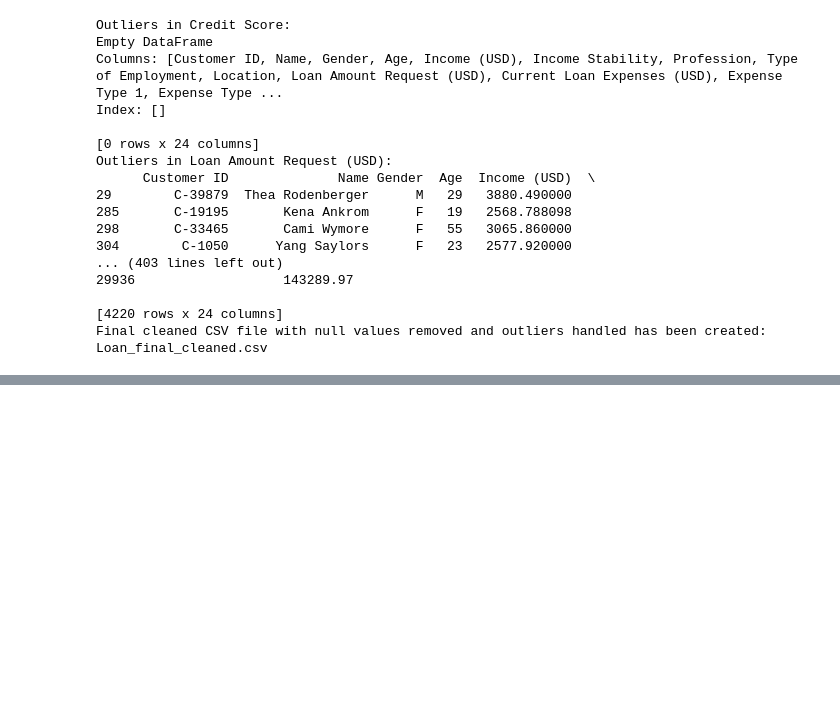
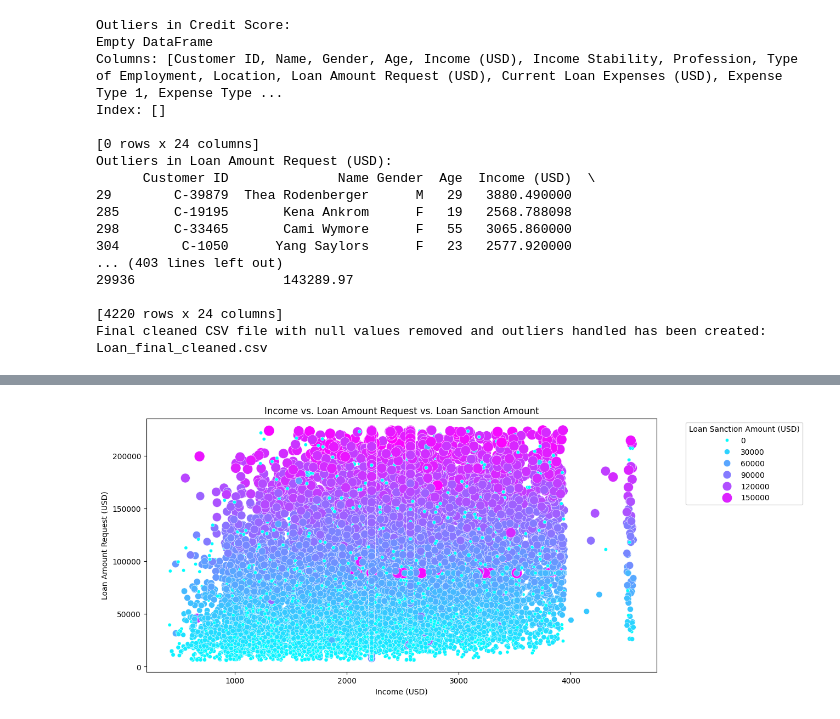
Before and after one commit to rashmisahray/Loan-data-analysis, a Jupyter notebook: Loan Data Analysis.ipynb, the cells around one changed output, grey strips where cells are left out. Drawn from its saved outputs; the diff is of its cells as text; code cells hidden in the pictures; blank space fills up the shorter version.

```diff
--- a/Loan Data Analysis.ipynb
+++ b/Loan Data Analysis.ipynb
@@ -277,0 +393,84 @@ plt.show()
+# %%
+# Load the dataset
+file_path = 'Loan_final_cleaned.csv'
+data = pd.read_csv(file_path)
+
+# Plotting Income vs. Loan Amount Request vs. Loan Sanction Amount
+plt.figure(figsize=(12, 6))
+scatter = sns.scatterplot(
+    data=data, x='Income (USD)', y='Loan Amount Request (USD)',
+    size='Loan Sanction Amount (USD)', hue='Loan Sanction Amount (USD)',
+    palette='cool', sizes=(20, 200)
+)
+plt.title('Income vs. Loan Amount Request vs. Loan Sanction Amount')
+plt.xlabel('Income (USD)')
+plt.ylabel('Loan Amount Request (USD)')
+plt.legend(title='Loan Sanction Amount (USD)', bbox_to_anchor=(1.05, 1), loc='upper left')
+plt.show()
+
+# Plotting Credit Score vs. Loan Amount Request vs. Loan Sanction Amount
+plt.figure(figsize=(12, 6))
+scatter = sns.scatterplot(
+    data=data, x='Credit Score', y='Loan Amount Request (USD)',
+    size='Loan Sanction Amount (USD)', hue='Loan Sanction Amount (USD)',
+    palette='cool', sizes=(20, 200)
+)
+plt.title('Credit Score vs. Loan Amount Request vs. Loan Sanction Amount')
+plt.xlabel('Credit Score')
+plt.ylabel('Loan Amount Request (USD)')
+plt.legend(title='Loan Sanction Amount (USD)', bbox_to_anchor=(1.05, 1), loc='upper left')
+plt.show()
+
+# Plotting Income vs. Current Loan Expenses vs. Loan Amount Request
+plt.figure(figsize=(12, 6))
+scatter = sns.scatterplot(
+    data=data, x='Income (USD)', y='Current Loan Expenses (USD)',
+    size='Loan Amount Request (USD)', hue='Loan Amount Request (USD)',
+    palette='cool', sizes=(20, 200)
+)
+plt.title('Income vs. Current Loan Expenses vs. Loan Amount Request')
+plt.xlabel('Income (USD)')
+plt.ylabel('Current Loan Expenses (USD)')
+plt.legend(title='Loan Amount Request (USD)', bbox_to_anchor=(1.05, 1), loc='upper left')
+plt.show()
+
+# Income Stability vs. Profession vs. Loan Sanction Amount (USD)
+plt.figure(figsize=(12, 8))
+barplot = sns.barplot(
+    x='Income Stability', y='Loan Sanction Amount (USD)', hue='Profession',
+    data=data, palette='viridis'
+)
+plt.title('Income Stability vs. Profession vs. Loan Sanction Amount (USD)')
+plt.xlabel('Income Stability')
+plt.ylabel('Loan Sanction Amount (USD)')
+plt.xticks(rotation=45)
+plt.legend(title='Profession', bbox_to_anchor=(1.05, 1), loc='upper left')
+plt.tight_layout()
+plt.show()
+
+# Boxplot (Grouped)
+plt.figure(figsize=(14, 10))
+
+# Income (USD) by Type of Employment and Gender
+plt.subplot(2, 1, 1)
+boxplot1 = sns.boxplot(
+    x='Type of Employment', y='Income (USD)', hue='Gender', data=data
+)
+plt.title('Boxplot of Income (USD) by Type of Employment and Gender')
+plt.xticks(rotation=45)
+plt.legend(title='Gender', bbox_to_anchor=(1.05, 1), loc='upper left')
+
+# Current Loan Expenses (USD) by Income Stability and Property Type
+plt.subplot(2, 1, 2)
+boxplot2 = sns.boxplot(
+    x='Income Stability', y='Current Loan Expenses (USD)', hue='Property Type',
+    data=data
+)
+plt.title('Boxplot of Current Loan Expenses (USD) by Income Stability and Property Type')
+plt.xticks(rotation=45)
+plt.legend(title='Property Type', bbox_to_anchor=(1.05, 1), loc='upper left')
+
+plt.tight_layout()
+plt.show()
+# %% [output]
+[figure, added]
```
Also changed, not shown: parts of 22 cells of this notebook.
